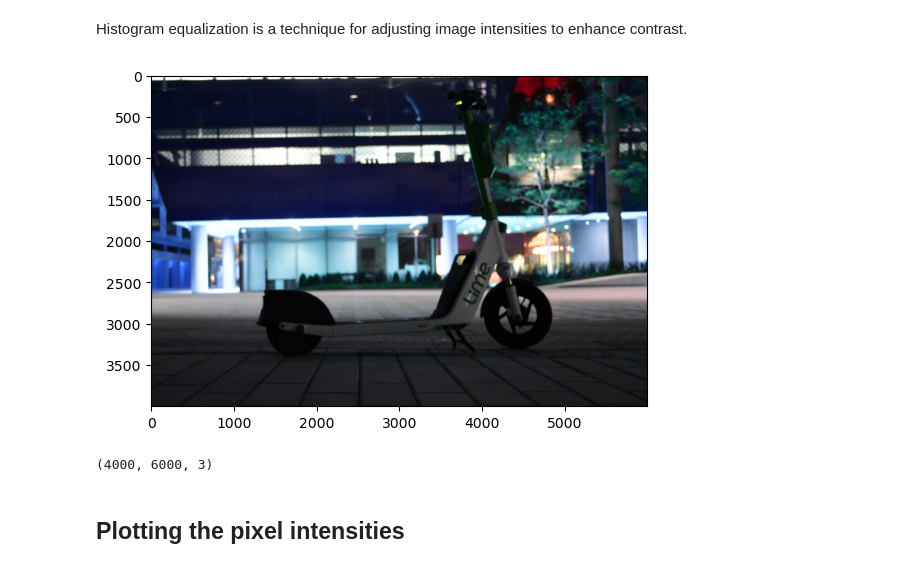
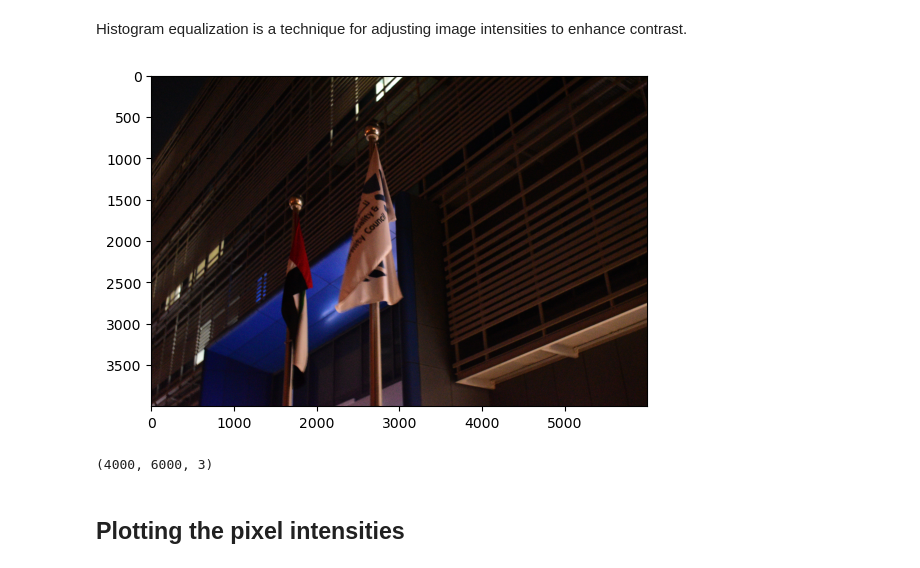
Before and after one commit to abdulahadbutt/CV701-Assignment1, a Jupyter notebook: main.ipynb, the cells around one changed output. Saved outputs shown, nothing was run; the diff lists cells and outputs as text; code cells hidden in the pictures.

```diff
--- a/main.ipynb
+++ b/main.ipynb
@@ -7,14 +7,17 @@ Histogram equalization is a technique for adjusting image intensities to enhance
 # %%
 import matplotlib.pyplot as plt
 import cv2
 
-img = cv2.imread('data/DSC_0185.JPG')
-
+# img = cv2.imread('data/DSC_0185.JPG')
+# img = cv2.imread('data/DSC_0214.JPG')
+# img = cv2.imread('data/DSC_0253.JPG')
+img = cv2.imread('data/DSC_0232.JPG')
+img = cv2.cvtColor(img, cv2.COLOR_BGR2RGB)
 plt.imshow(img)
 plt.show()
 img.shape
 # %% [output]
-[figure, old version]
+[figure, new version]
 (4000, 6000, 3)
 # %% [markdown]
 ## Plotting the pixel intensities
```
Also changed, not shown: parts of 11 cells of this notebook, 3 other files.
